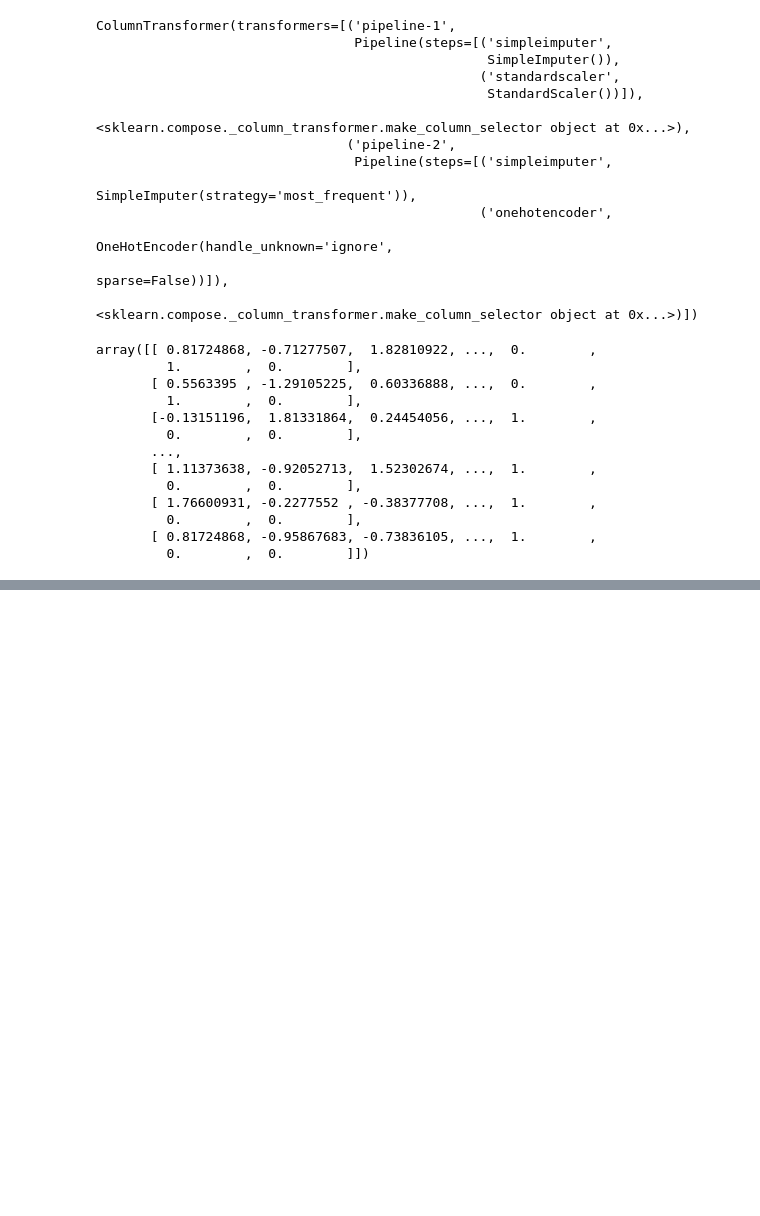
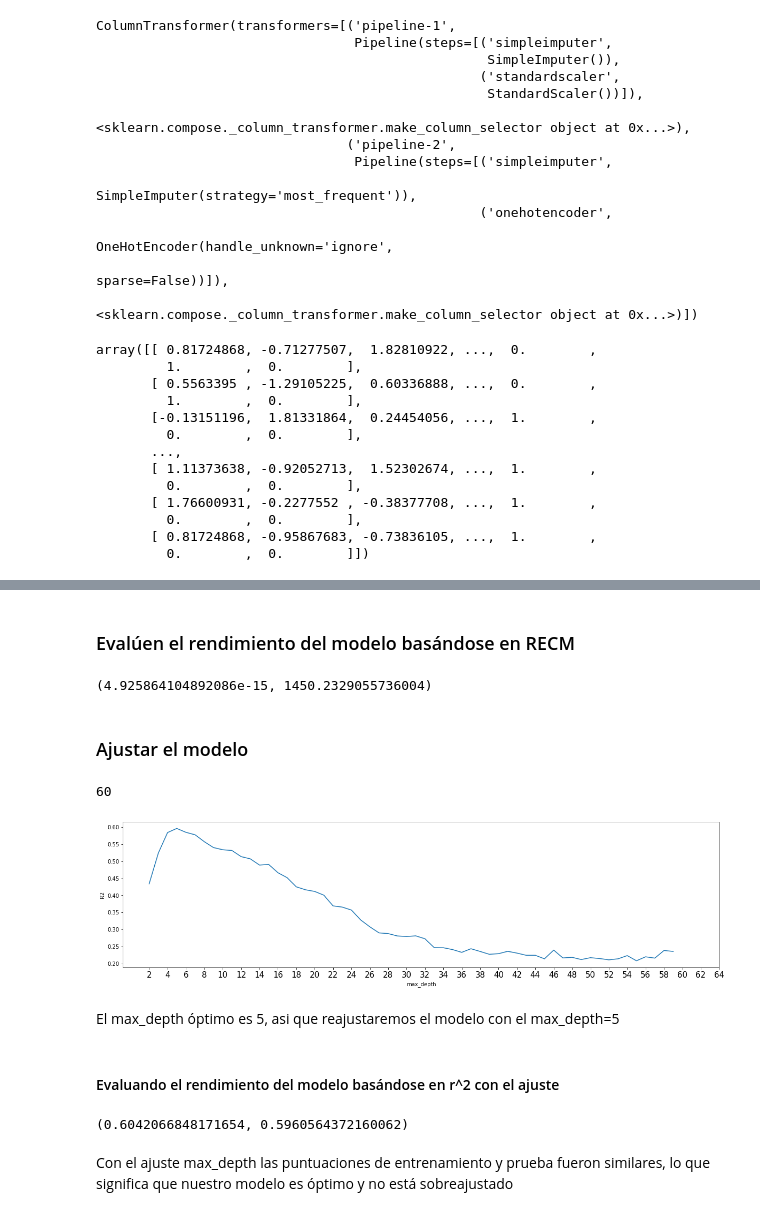
Before and after one commit to Dannais/Sales-Predictions, a Jupyter notebook: Sales_Predictions.ipynb, the cells around one changed output, grey strips where cells are left out. Saved outputs shown, nothing was run; the diff lists cells and outputs as text; code cells hidden in the pictures; blank space fills up the shorter version.

```diff
--- a/Sales_Predictions.ipynb
+++ b/Sales_Predictions.ipynb
@@ -552,0 +579,2 @@ array([[ 0.81724868, -0.71277507,  1.82810922, ...,  0.        ,
+# %%
+reg.fit(X_train_processed,y_train)
@@ -552,0 +609,6 @@ array([[ 0.81724868, -0.71277507,  1.82810922, ...,  0.        ,
+# %%
+# Instanciar el modelo
+dec_tree = DecisionTreeRegressor(random_state = 42)
+# %%
+# Ajustamos el modelo
+dec_tree.fit(X_train_processed, y_train)
@@ -552,0 +631,40 @@ array([[ 0.81724868, -0.71277507,  1.82810922, ...,  0.        ,
+# %% [markdown]
+### Evalúen el rendimiento del modelo basándose en RECM
+# %%
+rmse_train_tree = np.sqrt(mean_squared_error(y_train, train_preds_tree))
+rmse_test_tree = np.sqrt(mean_squared_error(y_test, test_preds_tree))
+rmse_train_tree, rmse_test_tree
+# %% [output]
+(4.925864104892086e-15, 1450.2329055736004)
+# %% [markdown]
+### Ajustar el modelo
+# %%
+# ¿Cuál era la profundidad de nuestro árbol por defecto?
+dec_tree.get_depth()
+# %% [output]
+60
+# %%
+# Lista de valores a probar para max_depth:
+max_depth_range = list(range(2, 60))# probará todos los valores entre 2 and 60
+
+# Lista para almacenar la puntuación para cada valor de max_depth:
+r2 = []
+for depth in max_depth_range:
+    dec_tree = DecisionTreeRegressor(max_depth = depth,
+                             random_state = 42)
+    dec_tree.fit(X_train_processed, y_train)
+    score = dec_tree.score(X_test_processed, y_test)
+    r2.append(score)
+# %%
+# Visualización de qué max_depth lleva a una puntuación R2 más alta
+import matplotlib.pyplot as plt
+plt.figure(figsize=[20,5])
+plt.plot(max_depth_range, r2)
+plt.xlabel('max_depth')
+plt.ylabel('R2')
+plt.xticks(range(2, 65, 2),fontsize = 15)
+plt.show()
+# %% [output]
+[figure, added]
+# %% [markdown]
+El max_depth óptimo es 5, asi que reajustaremos el modelo con el max_depth=5
@@ -552,0 +681,11 @@ array([[ 0.81724868, -0.71277507,  1.82810922, ...,  0.        ,
+# %% [markdown]
+#### Evaluando el rendimiento del modelo basándose en r^2 con el ajuste
+# %%
+# Evalúen el rendimiento del modelo basándose en r^2.
+r2_train_tree = r2_score(y_train, train_preds_tree)
+r2_test_tree = r2_score(y_test, test_preds_tree)
+r2_train_tree, r2_test_tree
+# %% [output]
+(0.6042066848171654, 0.5960564372160062)
+# %% [markdown]
+Con el ajuste max_depth las puntuaciones de entrenamiento y prueba fueron similares, lo que significa que nuestro modelo es óptimo y no está sobreajustado
```
Also changed, not shown: parts of 33 cells of this notebook.
